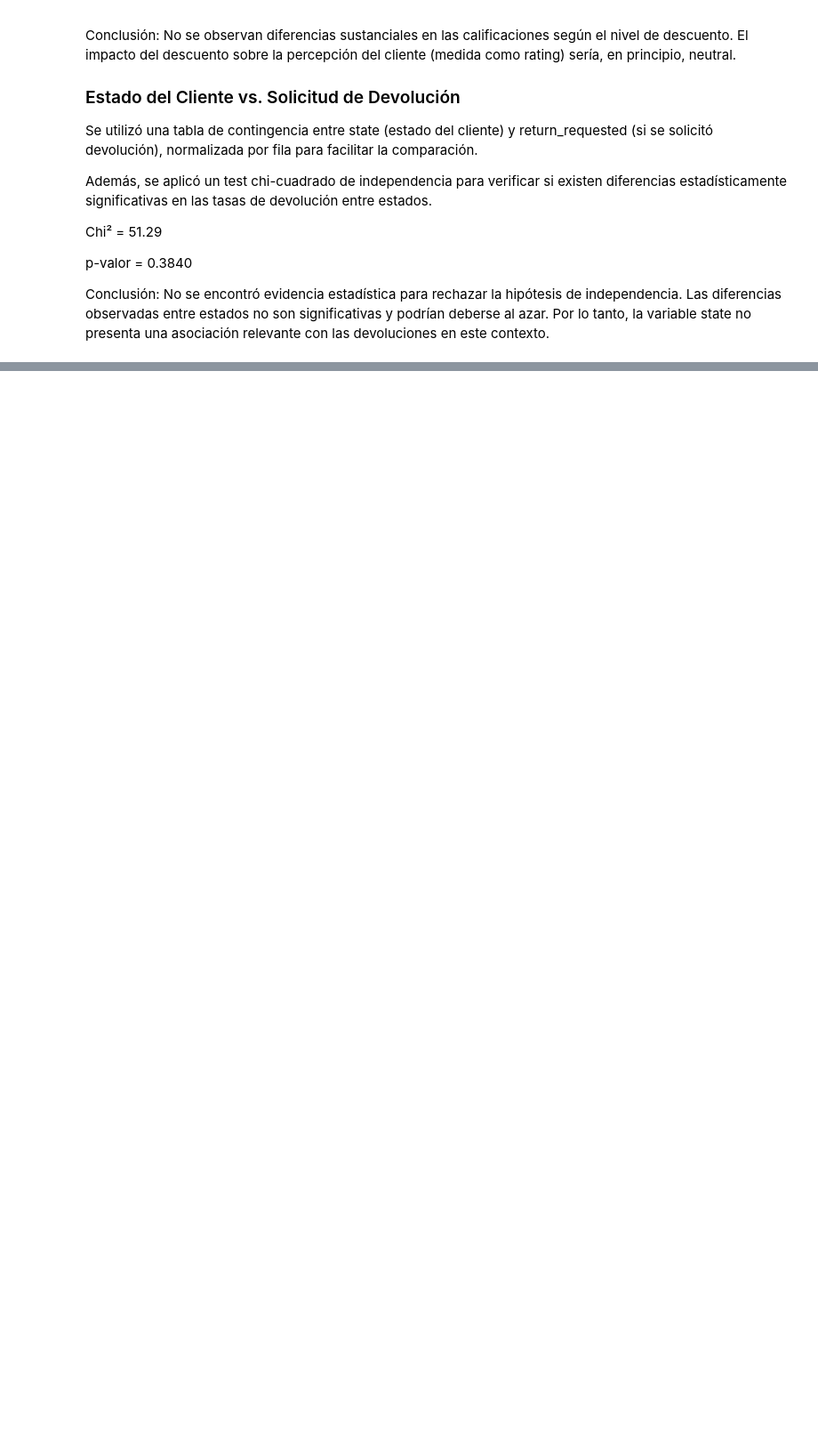
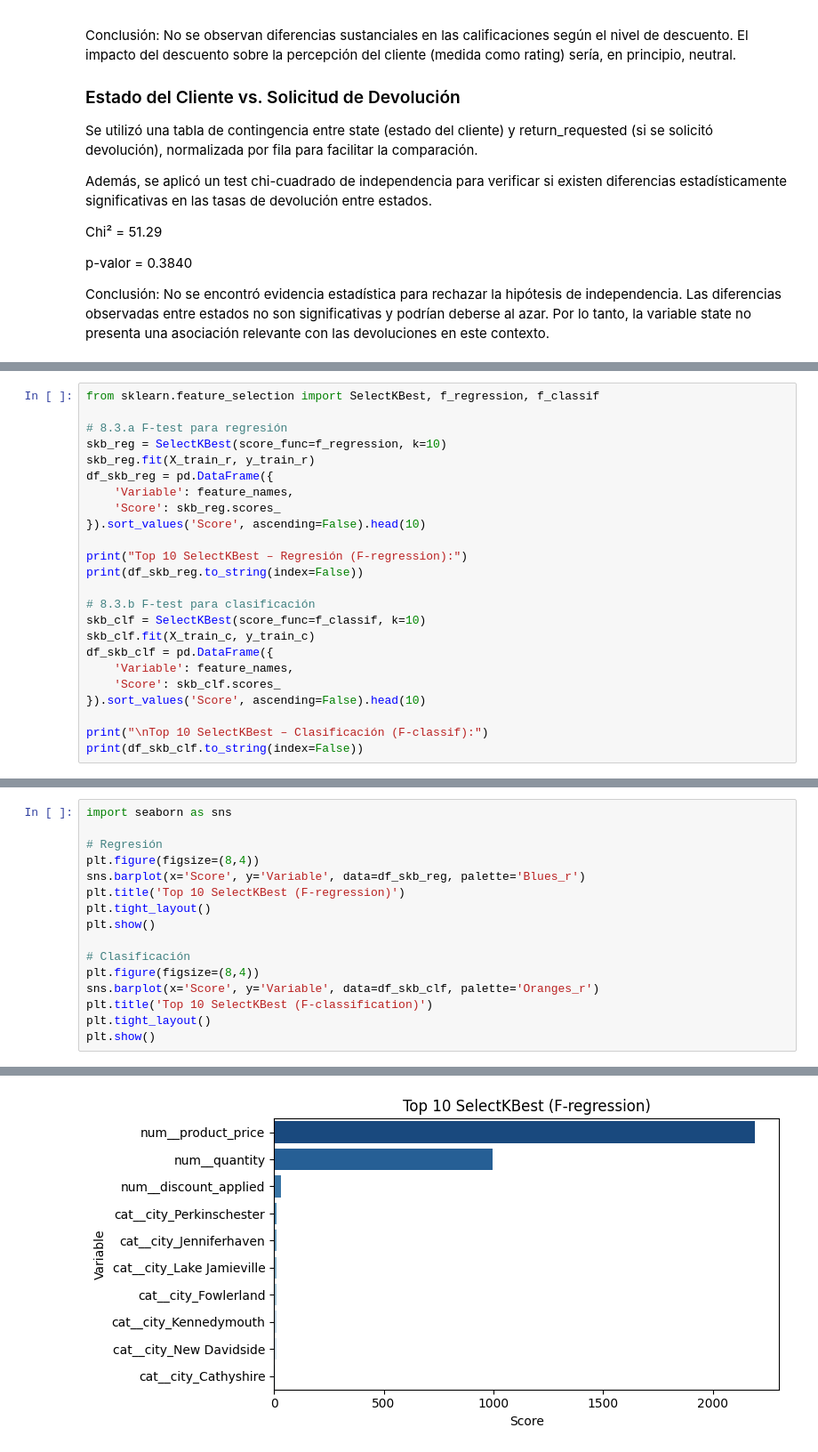
Before and after one commit to rgriveros/data-science-proyecto, a Jupyter notebook: notebooks/ProyectoParteIII_RiverosLobos.ipynb, the cells around one changed output, grey strips where cells are left out. Shown at 89% size. Saved outputs shown, nothing was run; the diff lists cells and outputs as text; blank space fills up the shorter version.

Commit message:
Actualizndo secciones 7 y 8 , Preprocesamiento Feature Selection

```diff
--- a/notebooks/ProyectoParteIII_RiverosLobos.ipynb
+++ b/notebooks/ProyectoParteIII_RiverosLobos.ipynb
@@ -601,0 +887,24 @@ plt.show()
+# %%
+from sklearn.feature_selection import SelectKBest, f_regression, f_classif
+
+# 8.3.a F-test para regresión
+skb_reg = SelectKBest(score_func=f_regression, k=10)
+skb_reg.fit(X_train_r, y_train_r)
+df_skb_reg = pd.DataFrame({
+    'Variable': feature_names,
+    'Score': skb_reg.scores_
+}).sort_values('Score', ascending=False).head(10)
+
+print("Top 10 SelectKBest – Regresión (F-regression):")
+print(df_skb_reg.to_string(index=False))
+
+# 8.3.b F-test para clasificación
+skb_clf = SelectKBest(score_func=f_classif, k=10)
+skb_clf.fit(X_train_c, y_train_c)
+df_skb_clf = pd.DataFrame({
+    'Variable': feature_names,
+    'Score': skb_clf.scores_
+}).sort_values('Score', ascending=False).head(10)
+
+print("\nTop 10 SelectKBest – Clasificación (F-classif):")
+print(df_skb_clf.to_string(index=False))
@@ -601,0 +946,17 @@ plt.show()
+# %%
+import seaborn as sns
+
+# Regresión
+plt.figure(figsize=(8,4))
+sns.barplot(x='Score', y='Variable', data=df_skb_reg, palette='Blues_r')
+plt.title('Top 10 SelectKBest (F-regression)')
+plt.tight_layout()
+plt.show()
+
+# Clasificación
+plt.figure(figsize=(8,4))
+sns.barplot(x='Score', y='Variable', data=df_skb_clf, palette='Oranges_r')
+plt.title('Top 10 SelectKBest (F-classification)')
+plt.tight_layout()
+plt.show()
+# %% [output]
@@ -601,0 +966 @@ plt.show()
+[figure, added]
```
Also changed, not shown: parts of 25 cells of this notebook.
